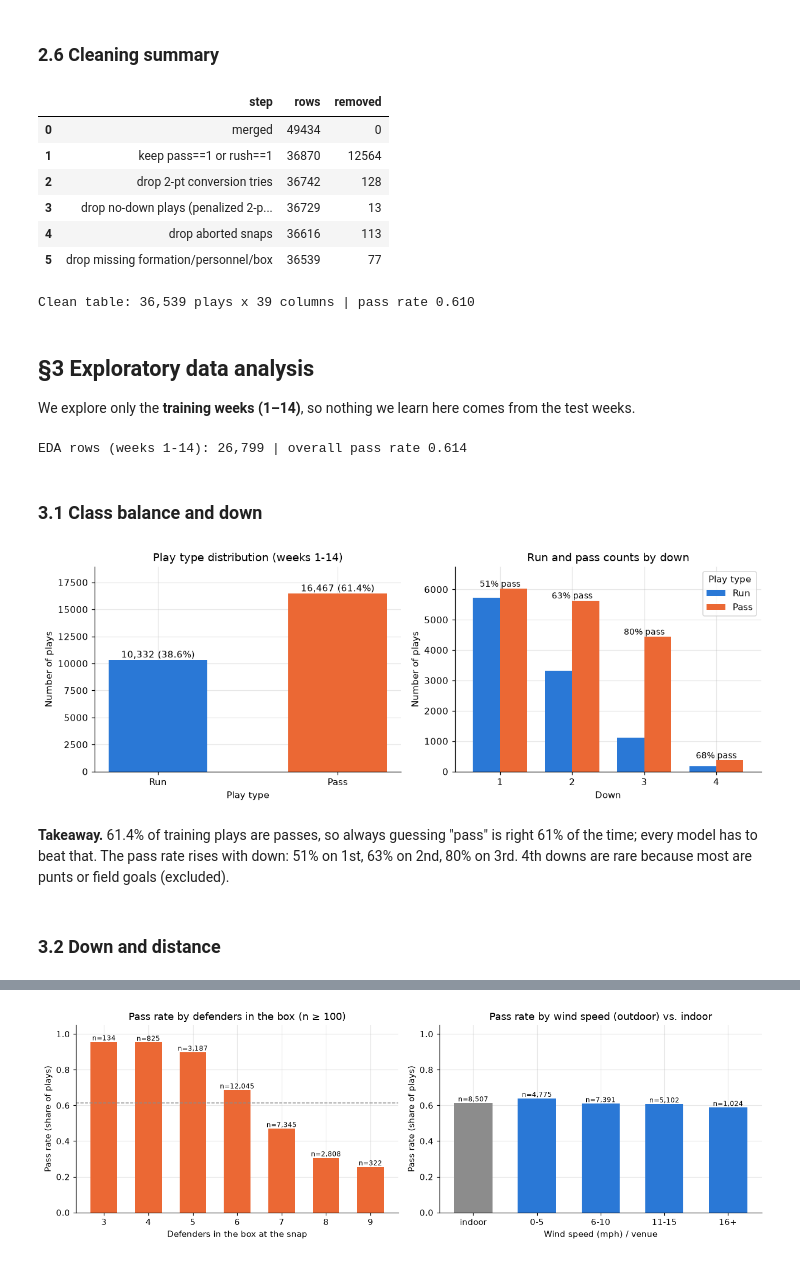
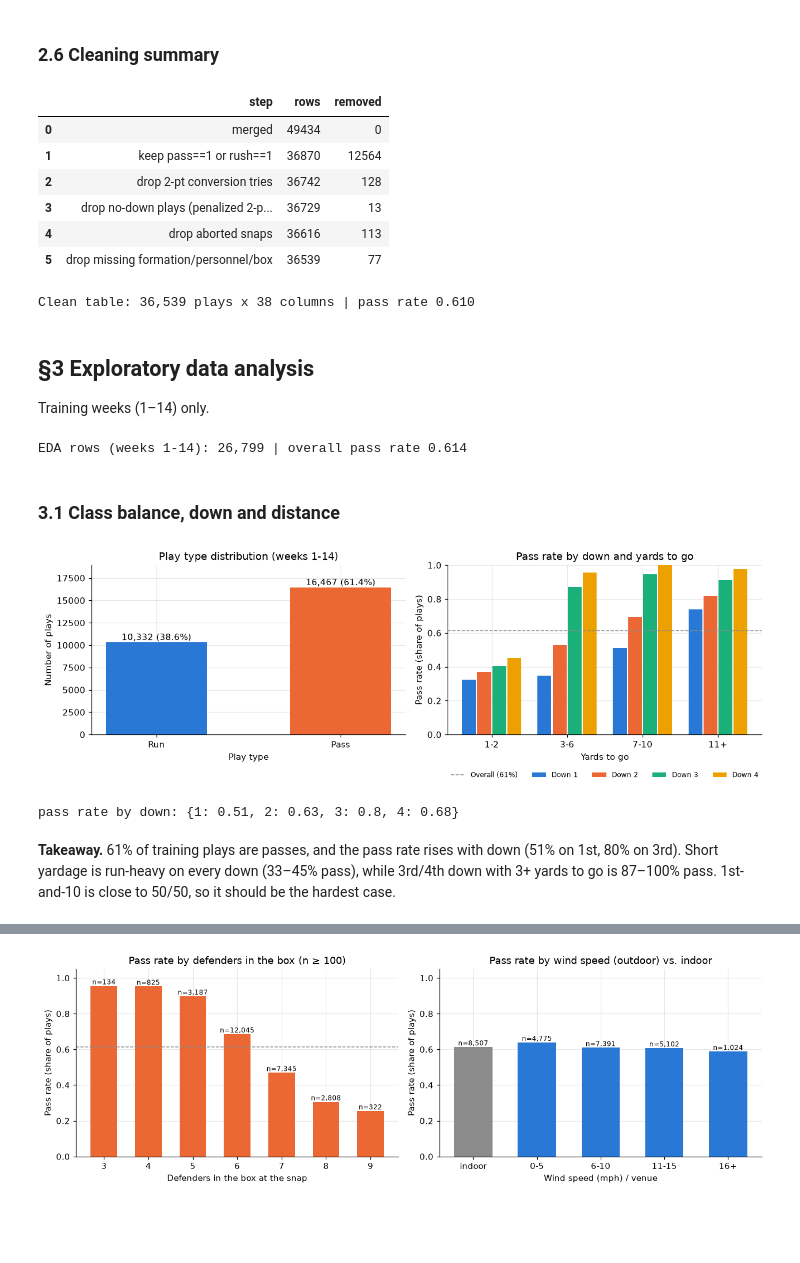
Before and after one commit to amogh240/ML-Project, a Jupyter notebook: nfl_pass_prediction.ipynb, the cells around one changed output, grey strips where cells are left out. Saved outputs shown, nothing was run; the diff lists cells and outputs as text; code cells hidden in the pictures; blank space fills up the shorter version.

```diff
--- a/nfl_pass_prediction.ipynb
+++ b/nfl_pass_prediction.ipynb
@@ -188,8 +177,6 @@ QB scrambles (play_type 'run', labelled pass): 959
 # %%
 clean = clean.copy()
 clean["is_pass"] = clean["pass"].astype(int)
-# post-snap fact (a penalty wiped the play out): kept only for a sensitivity check in §7, never a feature
-clean["is_nullified"] = (clean["play_type"] == "no_play").astype(int)
 
 balance = clean["is_pass"].value_counts().rename({1: "pass", 0: "run"}).to_frame("plays")
 balance["share"] = (balance["plays"] / len(clean)).round(3)
@@ -216,7 +199,6 @@ Most of the ~390 columns describe what happened *after* the snap (yards, EPA, wh
 # %%
 ID_COLS = ["game_id", "play_id", "week", "season_type", "posteam", "defteam",
            "home_team", "fixed_drive", "order_sequence"]
-AUX_COLS = ["is_nullified"]   # post-snap: only for a sensitivity check, never a feature
 BENCHMARK_COLS = ["xpass"]    # never a feature: nflverse's own model, kept only as a benchmark
 TARGET = "is_pass"
 
@@ -233,7 +215,7 @@ FEATURE_CANDIDATES = [
     # venue and weather (pbp)
     "roof", "surface", "temp", "wind", "weather",
 ]
-KEEP = ID_COLS + AUX_COLS + BENCHMARK_COLS + FEATURE_CANDIDATES + [TARGET]
+KEEP = ID_COLS + BENCHMARK_COLS + FEATURE_CANDIDATES + [TARGET]
 assert len(KEEP) == len(set(KEEP))
 excluded = [c for c in clean.columns if c not in KEEP]
 print(f"Keeping {len(KEEP)} of {clean.shape[1]} columns; excluding {len(excluded)}.")
@@ -486,10 +408,10 @@ print(f"Clean table: {clean.shape[0]:,} plays x {clean.shape[1]} columns | pass
 | 3 | drop no-down plays (penalized 2-p... | 36729 | 13 |
 | 4 | drop aborted snaps | 36616 | 113 |
 | 5 | drop missing formation/personnel/box | 36539 | 77 |
-Clean table: 36,539 plays x 39 columns | pass rate 0.610
+Clean table: 36,539 plays x 38 columns | pass rate 0.610
 # %% [markdown]
 ## §3 Exploratory data analysis
-We explore only the **training weeks (1–14)**, so nothing we learn here comes from the test weeks.
+Training weeks (1–14) only.
 # %%
 import matplotlib.pyplot as plt
 
@@ -510,29 +432,30 @@ print(f"EDA rows (weeks 1-{TRAIN_MAX_WEEK}): {len(eda):,} | overall pass rate {o
 # %% [output]
 EDA rows (weeks 1-14): 26,799 | overall pass rate 0.614
 # %% [markdown]
-### 3.1 Class balance and down
+### 3.1 Class balance, down and distance
 # %%
-fig, axes = plt.subplots(1, 2, figsize=(11, 4))
+fig, axes = plt.subplots(1, 2, figsize=(12, 4))
 
 counts = eda["is_pass"].map({0: "Run", 1: "Pass"}).value_counts().reindex(["Run", "Pass"])
 axes[0].bar(counts.index, counts.values, color=[RUN_COLOR, PASS_COLOR], width=0.55)
 for i, v in enumerate(counts.values):
     axes[0].text(i, v, f"{v:,} ({v / counts.sum():.1%})", ha="center", va="bottom")
 axes[0].set(title="Play type distribution (weeks 1-14)", xlabel="Play type", ylabel="Number of plays",
             ylim=(0, counts.max() * 1.15))
 
-by_down = pd.crosstab(eda["down"].astype(int), eda["is_pass"]).rename(columns={0: "Run", 1: "Pass"})
-by_down.plot.bar(ax=axes[1], color=[RUN_COLOR, PASS_COLOR], rot=0, width=0.75)
-for i, (_, row) in enumerate(by_down.iterrows()):
-    axes[1].text(i, row.max(), f"{row['Pass'] / row.sum():.0%} pass", ha="center", va="bottom", fontsize=9)
-axes[1].set(title="Run and pass counts by down", xlabel="Down", ylabel="Number of plays",
-            ylim=(0, by_down.values.max() * 1.12))
-axes[1].legend(title="Play type")
+rate = eda.pivot_table(index="ydstogo_bin", columns="down", values="is_pass", aggfunc="mean", observed=True)
+width, x = 0.2, np.arange(len(rate.index))
+for j, down in enumerate(rate.columns):
+    axes[1].bar(x + (j - 1.5) * width, rate[down], width=width * 0.92, color=SERIES_COLORS[j], label=f"Down {int(down)}")
+axes[1].axhline(overall_rate, color=NEUTRAL, ls="--", lw=1, label=f"Overall ({overall_rate:.0%})")
+axes[1].set_xticks(x, rate.index)
+axes[1].set(title="Pass rate by down and yards to go", xlabel="Yards to go", ylabel="Pass rate (share of plays)", ylim=(0, 1))
+axes[1].legend(ncols=5, loc="upper center", bbox_to_anchor=(0.5, -0.18), fontsize=8, frameon=False)
 plt.tight_layout()
 plt.show()
+print("pass rate by down:", eda.groupby(eda["down"].astype(int))["is_pass"].mean().round(2).to_dict())
 # %% [output]
-[figure, old version]
+[figure, new version]
+pass rate by down: {1: 0.51, 2: 0.63, 3: 0.8, 4: 0.68}
 # %% [markdown]
-**Takeaway.** 61.4% of training plays are passes, so always guessing "pass" is right 61% of the time; every model has to beat that. The pass rate rises with down: 51% on 1st, 63% on 2nd, 80% on 3rd. 4th downs are rare because most are punts or field goals (excluded).
+**Takeaway.** 61% of training plays are passes, and the pass rate rises with down (51% on 1st, 80% on 3rd). Short yardage is run-heavy on every down (33–45% pass), while 3rd/4th down with 3+ yards to go is 87–100% pass. 1st-and-10 is close to 50/50, so it should be the hardest case.
-# %% [markdown]
-### 3.2 Down and distance
```
Also changed, not shown: parts of 111 cells of this notebook, 2 other files.
